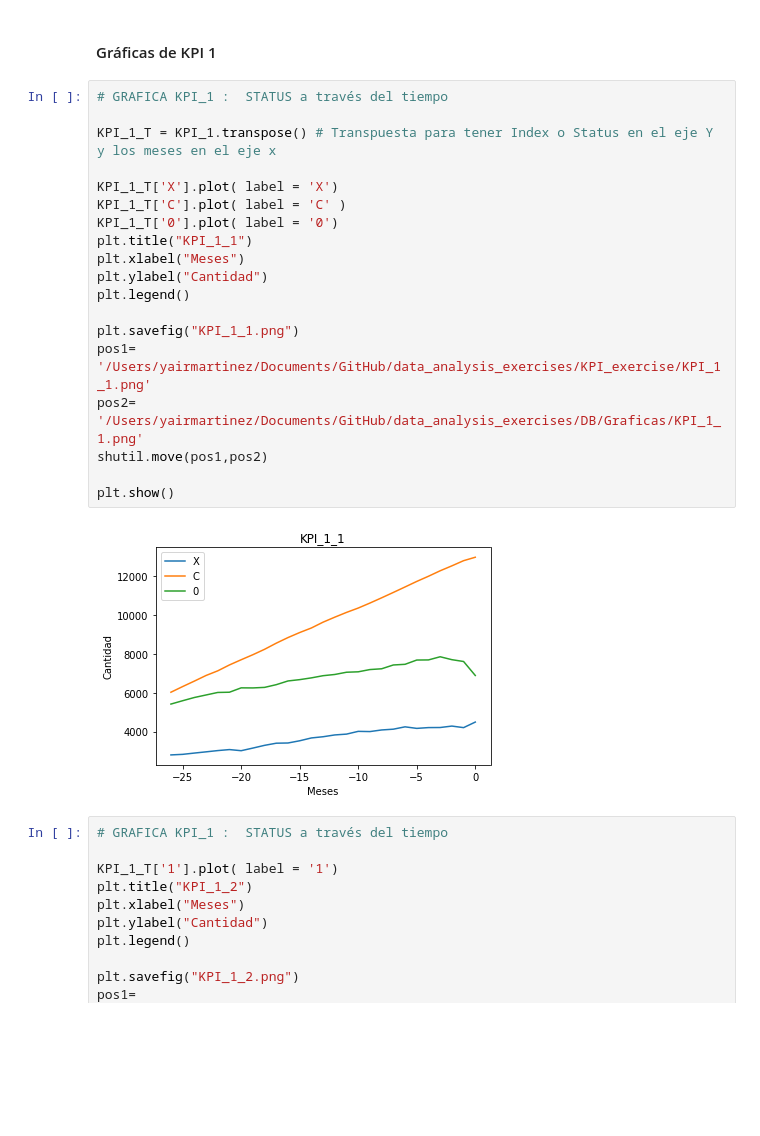
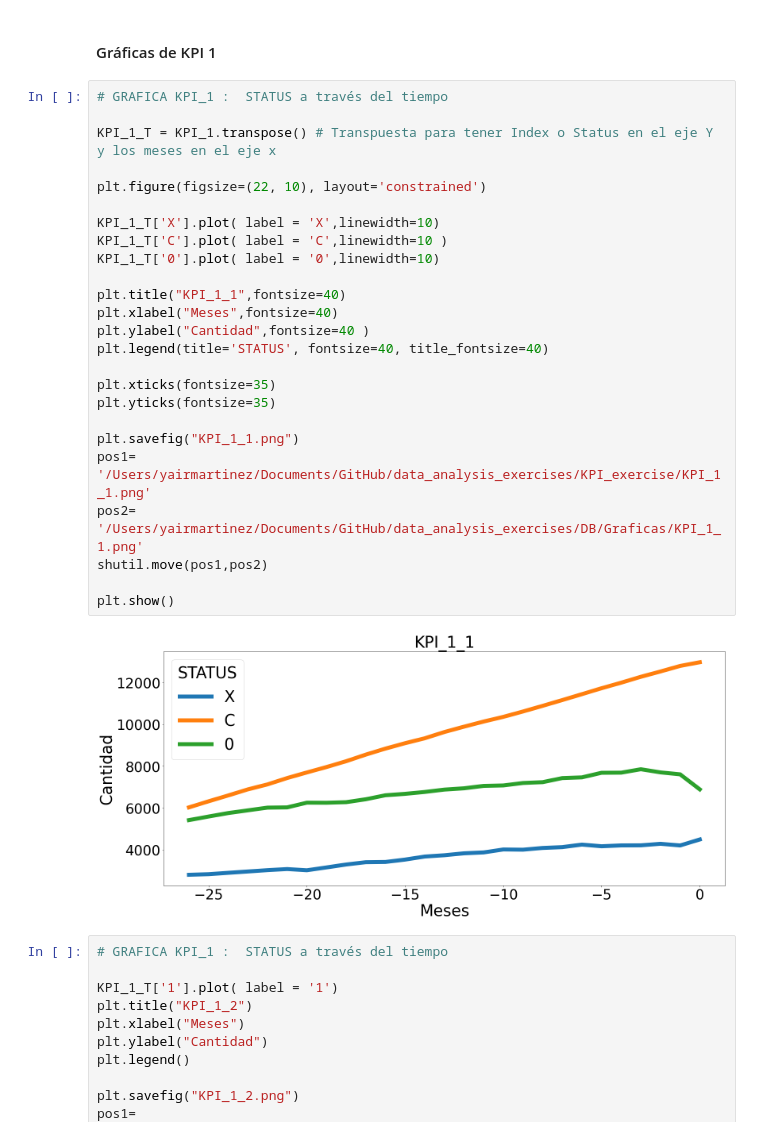
Before and after one commit to lymc33/Data_analysis_exercises, a Jupyter notebook: KPI_exercise/2_STATUS_time.ipynb, the cells around one changed output. Drawn from its saved outputs; the diff is of its cells as text; blank space fills up the shorter version.

Commit message:
Update 2_STATUS_time.ipynb
Size updated part 1

```diff
--- a/KPI_exercise/2_STATUS_time.ipynb
+++ b/KPI_exercise/2_STATUS_time.ipynb
@@ -179,24 +179,30 @@ Name: MONTHS_BALANCE, dtype: float64
 # %%
 # GRAFICA KPI_1 :  STATUS a través del tiempo
 
 KPI_1_T = KPI_1.transpose() # Transpuesta para tener Index o Status en el eje Y y los meses en el eje x
 
-KPI_1_T['X'].plot( label = 'X')
-KPI_1_T['C'].plot( label = 'C' )
-KPI_1_T['0'].plot( label = '0')
-plt.title("KPI_1_1")
-plt.xlabel("Meses")
-plt.ylabel("Cantidad")
-plt.legend()
+plt.figure(figsize=(22, 10), layout='constrained')
+
+KPI_1_T['X'].plot( label = 'X',linewidth=10)
+KPI_1_T['C'].plot( label = 'C',linewidth=10 )
+KPI_1_T['0'].plot( label = '0',linewidth=10)
+
+plt.title("KPI_1_1",fontsize=40)
+plt.xlabel("Meses",fontsize=40)
+plt.ylabel("Cantidad",fontsize=40 )
+plt.legend(title='STATUS', fontsize=40, title_fontsize=40)
+
+plt.xticks(fontsize=35)
+plt.yticks(fontsize=35)
 
 plt.savefig("KPI_1_1.png")
 pos1= '/Users/yairmartinez/Documents/GitHub/data_analysis_exercises/KPI_exercise/KPI_1_1.png'
 pos2= '/Users/yairmartinez/Documents/GitHub/data_analysis_exercises/DB/Graficas/KPI_1_1.png'
 shutil.move(pos1,pos2)
 
 plt.show()
 # %% [output]
-[figure, old version]
+[figure, new version]
 # %%
 # GRAFICA KPI_1 :  STATUS a través del tiempo
 
```
